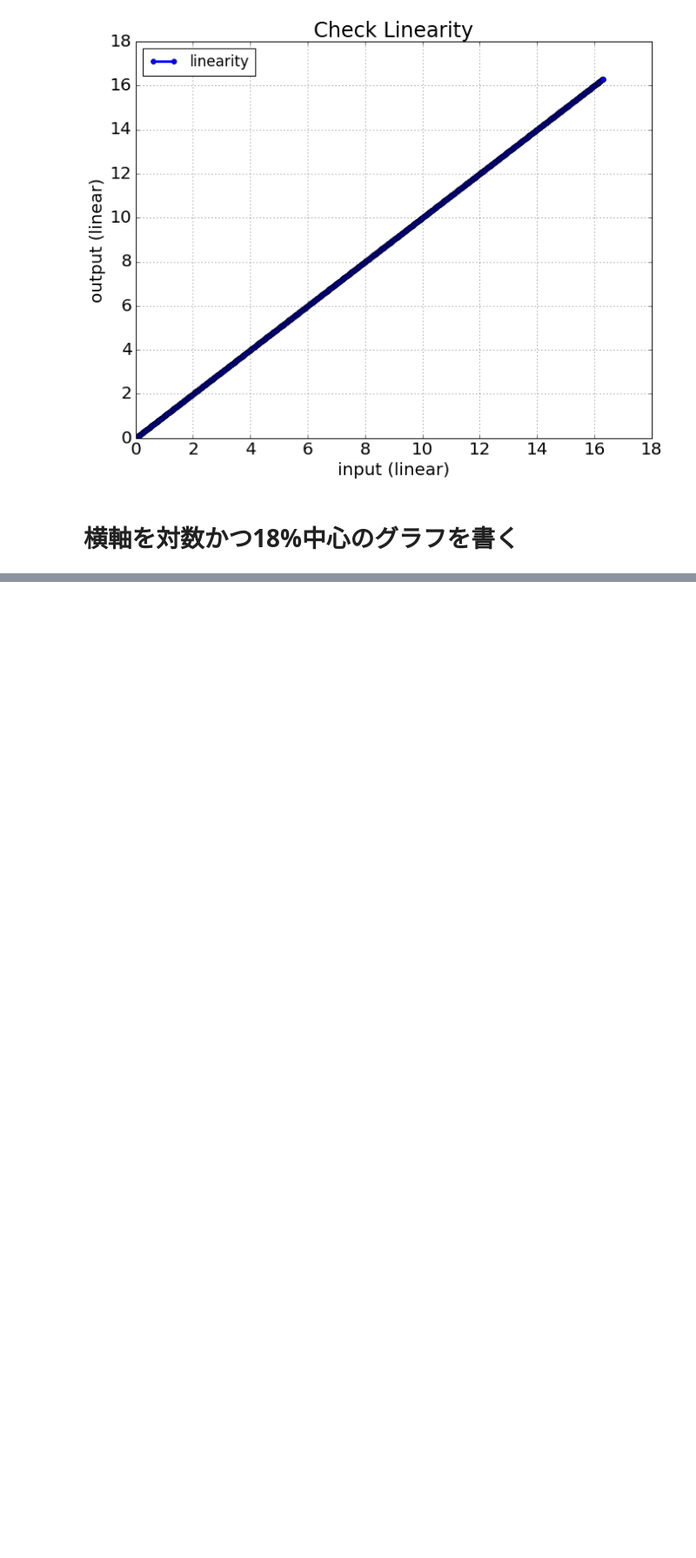
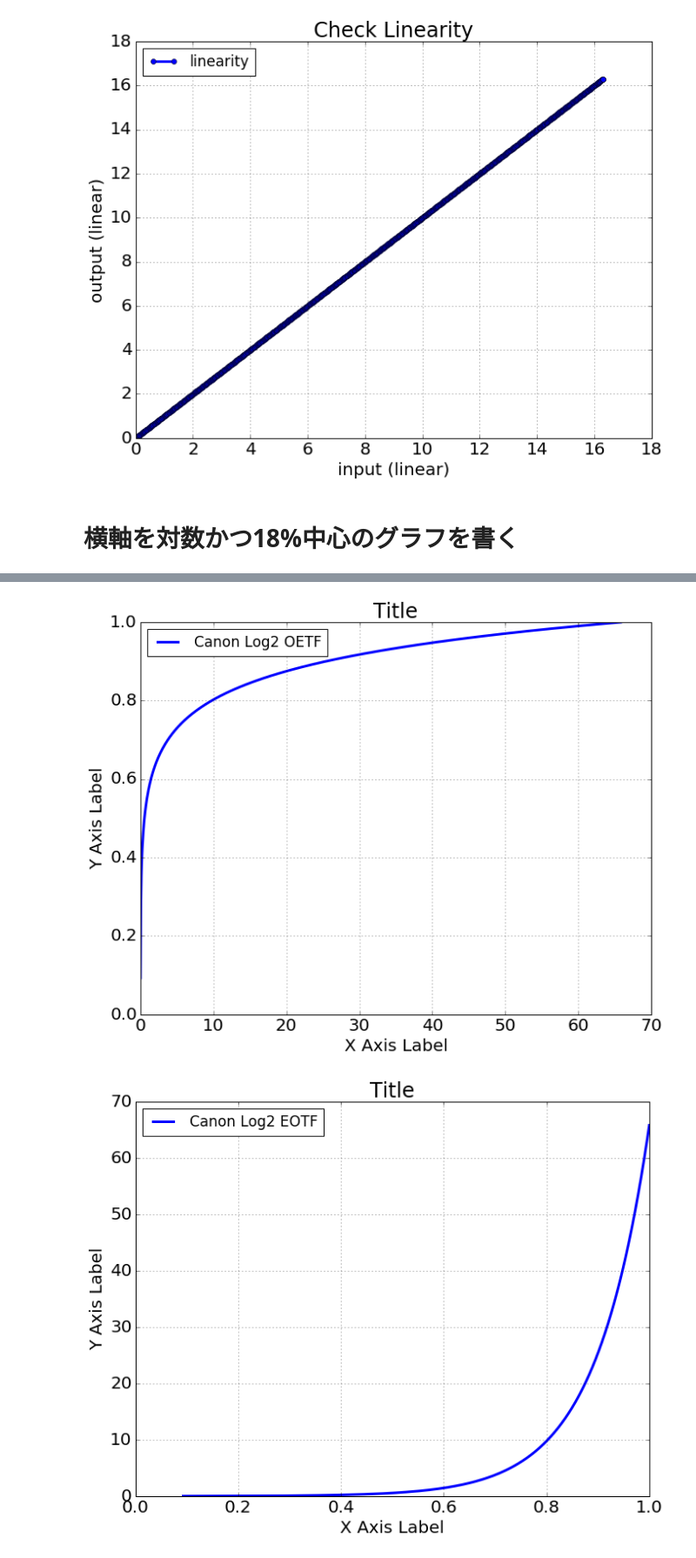
Before and after one commit to toru-ver4/sip, a Jupyter notebook: matplotlib/gamma_curve/plot_gamma_curve.ipynb, the cells around one changed output, grey strips where cells are left out. Shown at 87% size. Cells and saved outputs as stored; diff of their text form; code cells hidden in the pictures; blank space fills up the shorter version.

Commit message:
added clog/clog2

```diff
--- a/matplotlib/gamma_curve/plot_gamma_curve.ipynb
+++ b/matplotlib/gamma_curve/plot_gamma_curve.ipynb
@@ -150,0 +165,32 @@ plt.show()
+# %%
+# ついでに CLog2も作った
+# ---------------------------------
+%matplotlib inline
+import gamma_curve as gc
+import numpy as np
+import imp
+imp.reload(gc)
+
+x = np.linspace(0, 1, 1024)
+max_val = gc.canon_log2_eotf(1.0, plot=False)
+clog2 = gc.canon_log2_oetf(x * max_val, plot=True)
+linear = gc.canon_log2_eotf(clog2, plot=True)
+ax1 = pu.plot_1_graph(fontsize=20,
+                      figsize=(10, 8),
+                      graph_title="Check Linearity",
+                      graph_title_size=None,
+                      xlabel="input (linear)", ylabel="output (linear)",
+                      axis_label_size=None,
+                      legend_size=17,
+                      xlim=None,
+                      ylim=None,
+                      xtick=None,
+                      ytick=None,
+                      xtick_size=None, ytick_size=None,
+                      linewidth=3)
+ax1.plot(x * max_val, linear, '-o', label="linearity")
+plt.legend(loc='upper left')
+plt.show()
+# %% [output]
+[figure, added]
+[figure, added]
```
Also changed, not shown: parts of 4 cells of this notebook, 2 other files.
